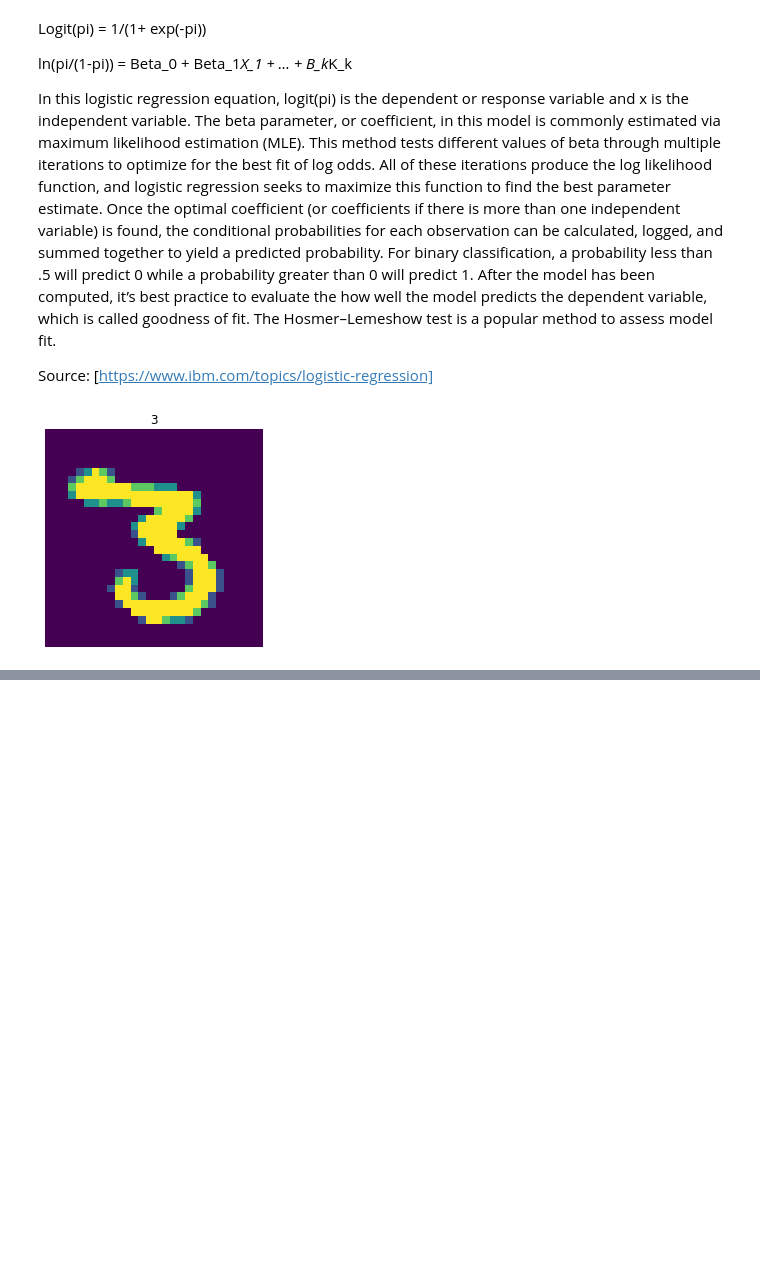
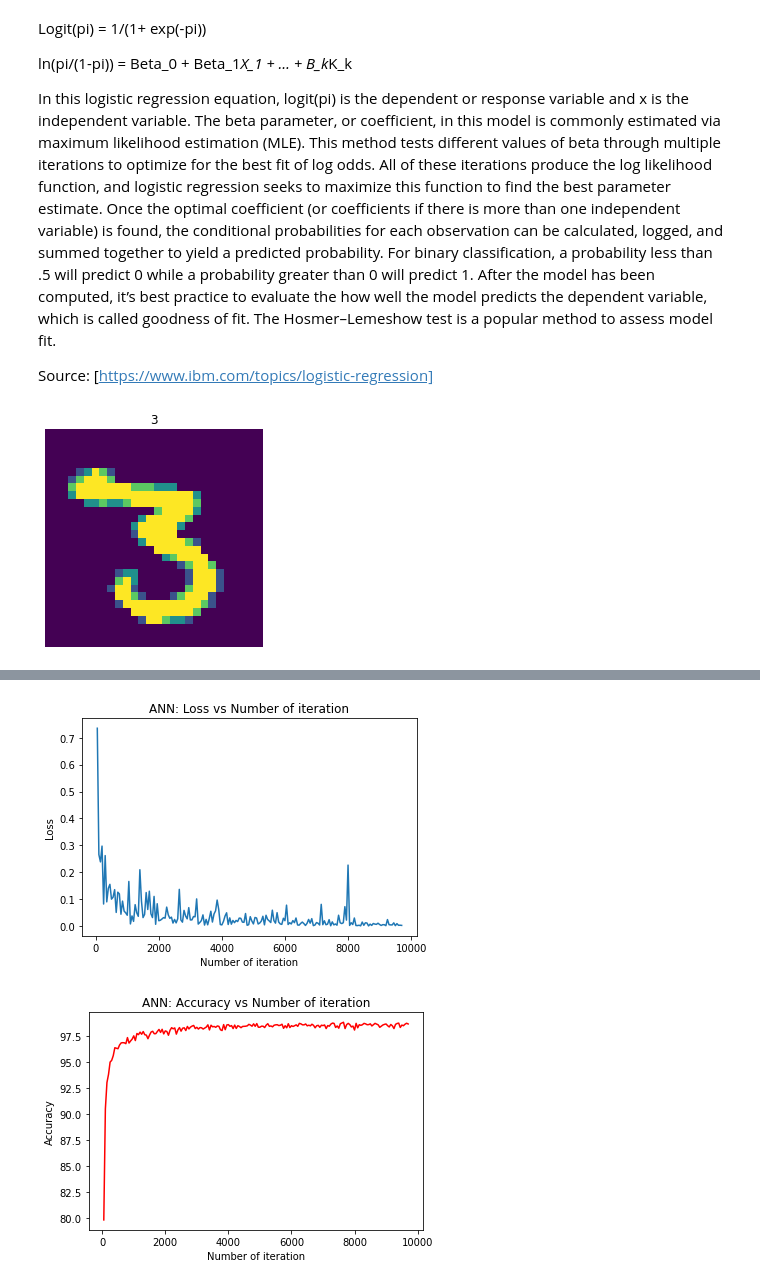
Before and after one commit to emreustundag1618/pytorch-tutorials, a Jupyter notebook: pytorch-tutorial.ipynb, the cells around one changed output, grey strips where cells are left out. Saved outputs shown, nothing was run; the diff lists cells and outputs as text; code cells hidden in the pictures; blank space fills up the shorter version.

Commit message:
Kaggle Notebook | PyTorch Tutorial | Version 5

```diff
--- a/pytorch-tutorial.ipynb
+++ b/pytorch-tutorial.ipynb
@@ -623,0 +691,24 @@ plt.show()
+# %%
+# batch_size, epoch and iteration
+batch_size = 100
+n_iters = 10000
+num_epochs = n_iters / (len(x_train) / batch_size)
+num_epochs = int(num_epochs)
+
+# pytorch train and test sets
+train = torch.utils.data.TensorDataset(x_train, y_train)
+test = torch.utils.data.TensorDataset(x_test, y_test)
+
+# data loader
+train_loader = DataLoader(train, batch_size = batch_size, shuffle = False)
+test_loader = DataLoader(test, batch_size = batch_size, shuffle = False)
+
+# create CNN
+model = CNNModel()
+
+# cross entropy loss
+error = nn.CrossEntropyLoss()
+
+# SGD optimizer
+learning_rate = 0.1
+optimizer = torch.optim.SGD(model.parameters(), lr = learning_rate)
@@ -623,0 +794,17 @@ plt.show()
+# %%
+# visualization loss
+plt.plot(iteration_list,loss_list)
+plt.xlabel("Number of iteration")
+plt.ylabel("Loss")
+plt.title("ANN: Loss vs Number of iteration")
+plt.show()
+
+# visualization accuracy
+plt.plot(iteration_list,accuracy_list,color = "red")
+plt.xlabel("Number of iteration")
+plt.ylabel("Accuracy")
+plt.title("ANN: Accuracy vs Number of iteration")
+plt.show()
+# %% [output]
+[figure, added]
+[figure, added]
```
Also changed, not shown: parts of 14 cells of this notebook.
